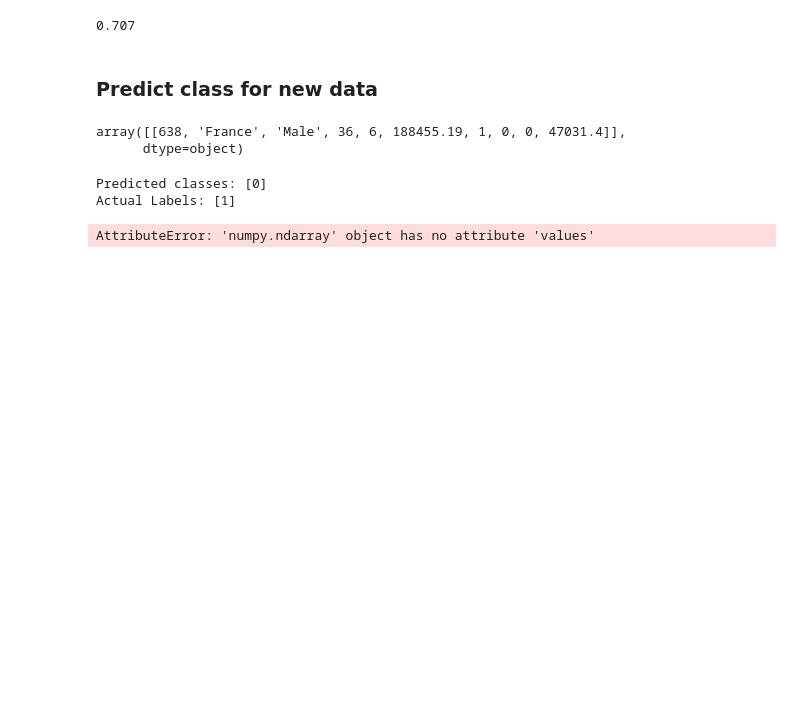
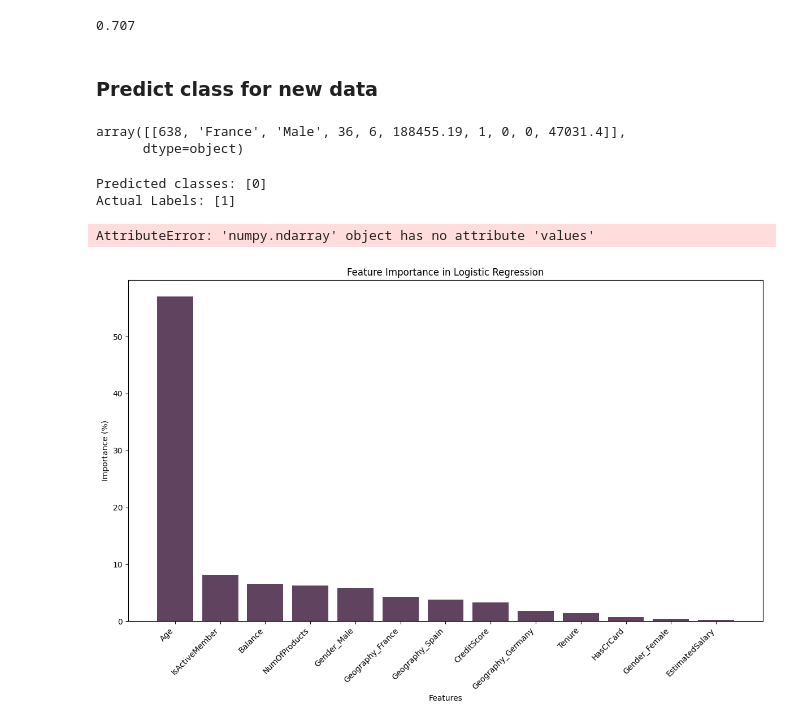
Before and after one commit to ishitabansal21/Banking-Churn, a Jupyter notebook: server/modelling_notebooks/LR_Modelling.ipynb, the cells around one changed output. Saved outputs shown, nothing was run; the diff lists cells and outputs as text; code cells hidden in the pictures; blank space fills up the shorter version.

```diff
--- a/server/modelling_notebooks/LR_Modelling.ipynb
+++ b/server/modelling_notebooks/LR_Modelling.ipynb
@@ -346,3 +471,53 @@ AttributeError: 'numpy.ndarray' object has no attribute 'values'
 # %%
 pred_new1 = lr_grid.predict(X_test[:1])
 pred_new1
+# %%
+def plot_feature_importance(model, original_num_features, original_cat_features, X_train):
+    """
+    Plots a feature importance graph based on logistic regression coefficients.
+
+    Parameters:
+    model : Trained logistic regression model (GridSearchCV object)
+    original_num_features : List of original numerical feature names
+    original_cat_features : List of original categorical feature names
+    X_train : Training data (used to fit the preprocessor)
+    """
+    # Access the pipeline
+    pipeline = model.best_estimator_
+
+    # Extract the preprocessor and logistic regression components
+    preprocessor = pipeline.named_steps['columntransformer']
+    logistic_model = pipeline.named_steps['logisticregression']
+
+    # Get the transformed feature names from the preprocessor
+    # Use `get_feature_names_out` for one-hot encoded features
+    num_feature_names = original_num_features
+    cat_feature_names = preprocessor.named_transformers_['onehotencoder'].get_feature_names_out(original_cat_features)
+
+    # Combine numerical and one-hot encoded categorical feature names
+    all_feature_names = np.concatenate([num_feature_names, cat_feature_names])
+
+    # Extract coefficients and normalize them
+    coefficients = np.abs(logistic_model.coef_).flatten()
+    importance = 100 * (coefficients / np.sum(coefficients))
+
+    # Sort features by importance
+    sorted_idx = np.argsort(importance)[::-1]
+    sorted_features = all_feature_names[sorted_idx]
+    sorted_importance = importance[sorted_idx]
+
+    # Plot the feature importance
+    plt.figure(figsize=(12, 8))
+    plt.bar(sorted_features, sorted_importance, color='#60435F')
+    plt.xlabel("Features")
+    plt.ylabel("Importance (%)")
+    plt.title("Feature Importance in Logistic Regression")
+    plt.xticks(rotation=45, ha='right')
+    plt.tight_layout()
+    plt.show()
+
+
+# Call the function with necessary arguments
+plot_feature_importance(lr_grid, num_columns, cat_columns, X_train)
+# %% [output]
+[figure, added]
```
Also changed, not shown: parts of 8 cells of this notebook, 7 other files.
